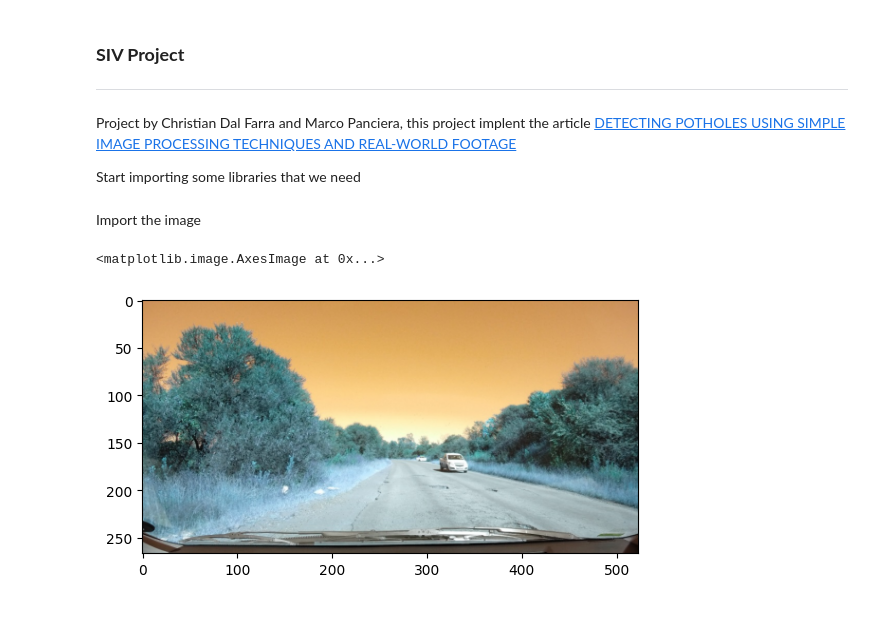
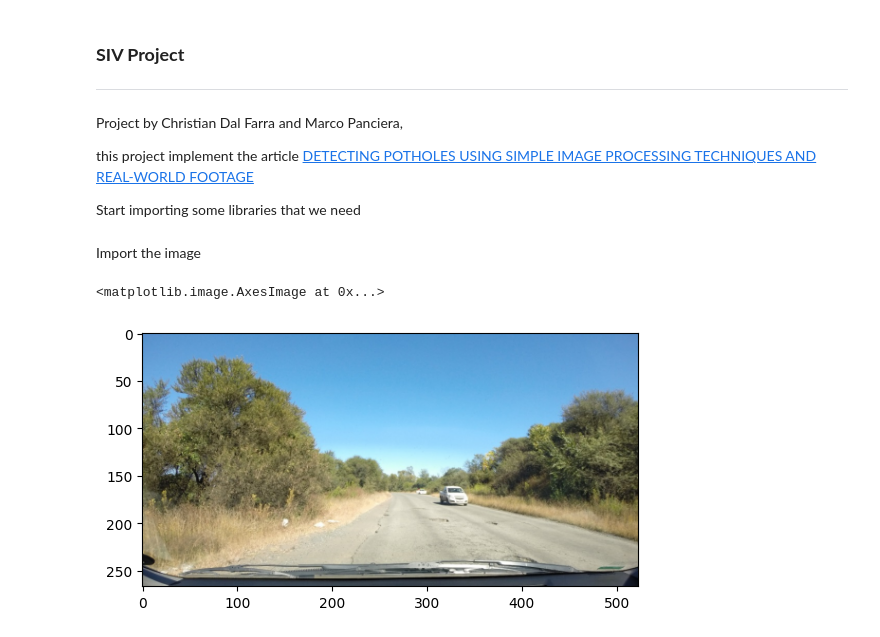
Before and after one commit to christiandalfarra/SIVProject, a Jupyter notebook: progetto_buche.ipynb, the cells around one changed output. Saved outputs shown, nothing was run; the diff lists cells and outputs as text; code cells hidden in the pictures.

```diff
--- a/progetto_buche.ipynb
+++ b/progetto_buche.ipynb
@@ -1,7 +1,9 @@
 # %% [markdown]
 ### **SIV Project**
 ---
-Project by Christian Dal Farra and Marco Panciera, this project implent the article [DETECTING POTHOLES USING SIMPLE IMAGE PROCESSING TECHNIQUES AND REAL-WORLD FOOTAGE](https://www.researchgate.net/publication/279538022_Detecting_Potholes_Using_Simple_Image_Processing_Techniques_and_Real-World_Footage)
+Project by Christian Dal Farra and Marco Panciera,
+
+this project implement the article [DETECTING POTHOLES USING SIMPLE IMAGE PROCESSING TECHNIQUES AND REAL-WORLD FOOTAGE](https://www.researchgate.net/publication/279538022_Detecting_Potholes_Using_Simple_Image_Processing_Techniques_and_Real-World_Footage)
 
 Start importing some libraries that we need
 # %%
@@ -12,10 +14,10 @@ import matplotlib.pyplot as plt
 Import the image
 # %%
 image_path = 'images/image1.png'
-image = cv2.imread(image_path)
+image = cv2.cvtColor(cv2.imread(image_path), cv2.COLOR_RGB2BGR)
 if image is None:
     raise ValueError("Immagine non trovata o percorso errato!")
 plt.imshow(image)
 # %% [output]
 <matplotlib.image.AxesImage at 0x...>
-[figure, old version]
+[figure, new version]
```
